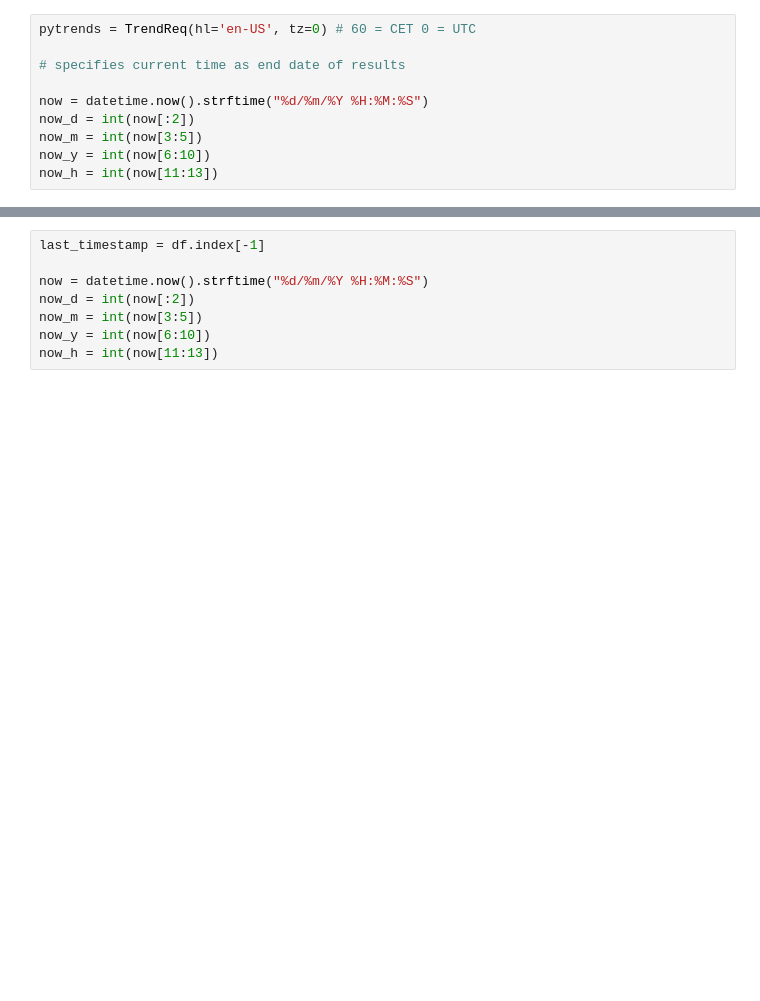
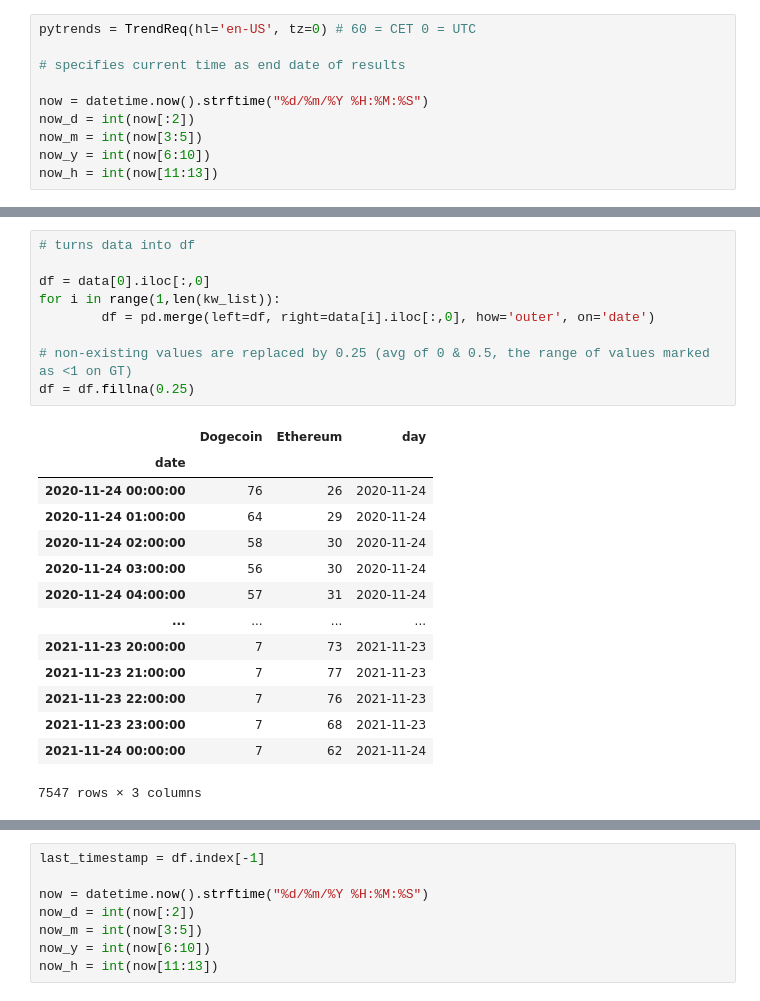
Before and after one commit to modverre/crypto_prediction, a Jupyter notebook: notebooks/google_trends_continuous.ipynb, the cells around one changed output, grey strips where cells are left out. Drawn from its saved outputs; the diff is of its cells as text; blank space fills up the shorter version.

```diff
--- a/notebooks/google_trends_continuous.ipynb
+++ b/notebooks/google_trends_continuous.ipynb
@@ -46,0 +114,24 @@ data
+# %%
+# turns data into df
+
+df = data[0].iloc[:,0]
+for i in range(1,len(kw_list)):
+        df = pd.merge(left=df, right=data[i].iloc[:,0], how='outer', on='date')
+
+# non-existing values are replaced by 0.25 (avg of 0 & 0.5, the range of values marked as <1 on GT)
+df = df.fillna(0.25)
+# %% [output]
+|  | Dogecoin | Ethereum | day |
+| date |  |  |  |
+| 2020-11-24 00:00:00 | 76 | 26 | 2020-11-24 |
+| 2020-11-24 01:00:00 | 64 | 29 | 2020-11-24 |
+| 2020-11-24 02:00:00 | 58 | 30 | 2020-11-24 |
+| 2020-11-24 03:00:00 | 56 | 30 | 2020-11-24 |
+| 2020-11-24 04:00:00 | 57 | 31 | 2020-11-24 |
+| ... | ... | ... | ... |
+| 2021-11-23 20:00:00 | 7 | 73 | 2021-11-23 |
+| 2021-11-23 21:00:00 | 7 | 77 | 2021-11-23 |
+| 2021-11-23 22:00:00 | 7 | 76 | 2021-11-23 |
+| 2021-11-23 23:00:00 | 7 | 68 | 2021-11-23 |
+| 2021-11-24 00:00:00 | 7 | 62 | 2021-11-24 |
+7547 rows × 3 columns
```
Also changed, not shown: parts of 10 cells of this notebook, 3 other files.
